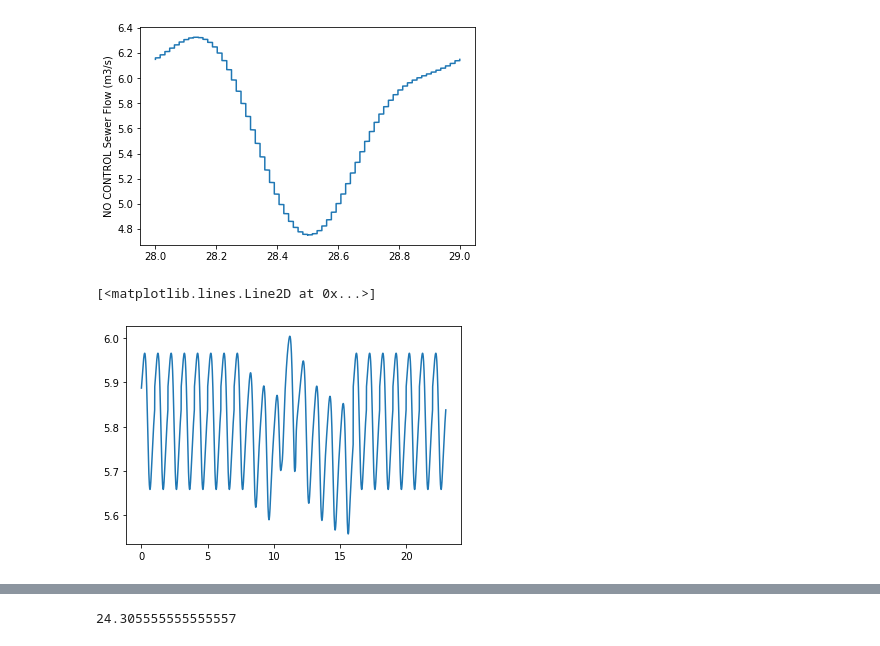
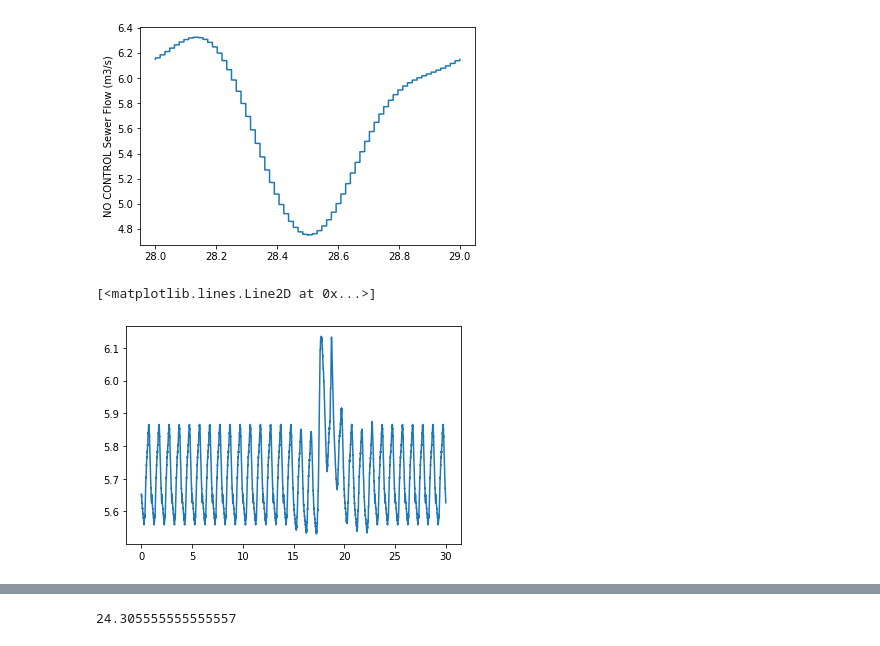
Before and after one commit to stroutm/sewerWRRF, a Jupyter notebook: SumoPythonPractice/Scaleinflow_sewerWRRF.ipynb, the cells around one changed output, grey strips where cells are left out. Saved outputs shown, nothing was run; the diff lists cells and outputs as text; code cells hidden in the pictures.

```diff
--- a/SumoPythonPractice/Scaleinflow_sewerWRRF.ipynb
+++ b/SumoPythonPractice/Scaleinflow_sewerWRRF.ipynb
@@ -8,7 +8,7 @@ import matplotlib.pyplot as plt
 # Set as 1 if using results from control, flow/TSS load simulation
 # Set as 2 if using results from control, flow simulation
 # Set as 3 if using results from control, TSS load simulation
-save = 2
+save = 3
 
 stormNo = '3'
 
@@ -105,35 +105,35 @@ seweroutflow
 # %%
 # IF NO CONTROL, RUN THIS
 
 dw_flow_begin = []
 dw_flow_end = []
 dw_TSSConc_begin = []
 dw_TSSConc_end = []
-nodwdays_begin = 7
+nodwdays_begin = 14
 nodwdays_end = 7
 
 # Storm 1: 10-1
 # Storm 2: 53-35
 # Storm 3: 37-28
 nostormdays = 37-28
 
 time_storm = np.linspace(0.,nodwdays_begin+nostormdays+nodwdays_end,num=int((nodwdays_begin+nostormdays+nodwdays_end)*24*60*60/10))
 
 for _ in range(0,nodwdays_begin):
     dw_flow_begin = np.append(sewer_flow[int(dw_start):int(dw_start+24*60*60/10)],dw_flow_begin)
     dw_TSSConc_begin = np.append(storm.item().get('WRRF_TSSConc')[int(dw_start):int(dw_start+24*60*60/10)],dw_TSSConc_begin)
 
 for _ in range(0,nodwdays_end):
     dw_flow_end = np.append(sewer_flow[int(dw_start):int(dw_start+24*60*60/10)],dw_flow_end)
     dw_TSSConc_end = np.append(storm.item().get('WRRF_TSSConc')[int(dw_start):int(dw_start+24*60*60/10)],dw_TSSConc_end)
 
 sewer_flow = np.append(dw_flow_begin,np.append(sewer_flow,dw_flow_end))
 WRRF_TSSConc = np.append(dw_TSSConc_begin,np.append(storm.item().get('WRRF_TSSConc'),dw_TSSConc_end))
 
 plt.plot(time_storm,sewer_flow)
 # %% [output]
 [<matplotlib.lines.Line2D at 0x...>]
-[figure, old version]
+[figure, new version]
 # %%
 plt.plot(time_storm[0:nodwdays_begin*8640],dw_flow_begin)
 plt.plot(time_storm[0:nostormdays*8640],sewer_flow[nodwdays_begin*8640:(nodwdays_begin+nostormdays)*8640])
```
Also changed, not shown: parts of 10 cells of this notebook, 1 other file.
